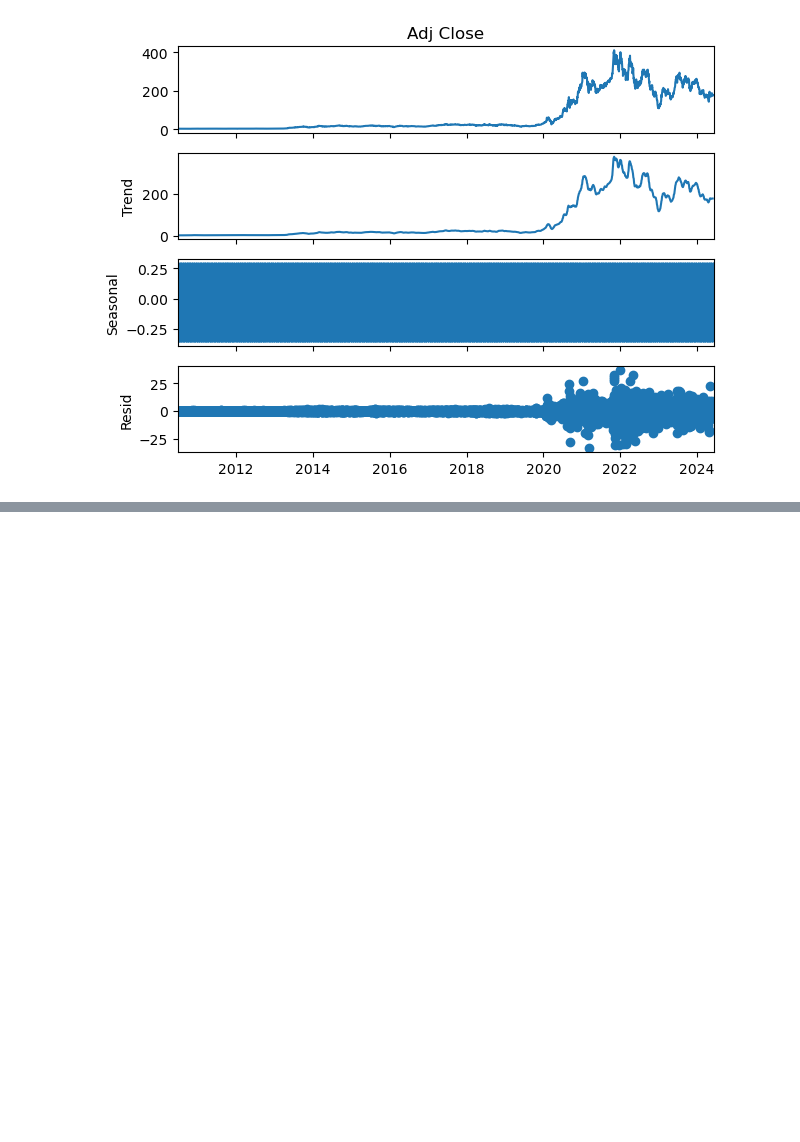
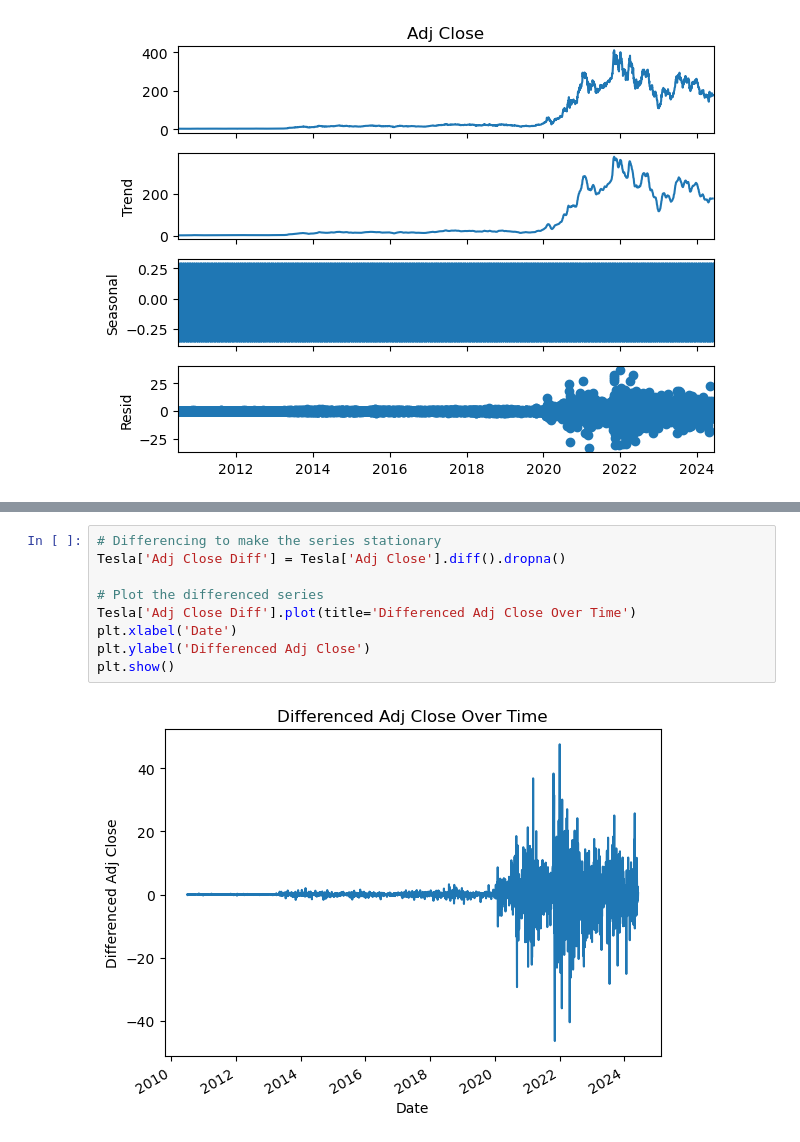
Before and after one commit to marionrion/teslaproject, a Jupyter notebook: Tesla.ipynb, the cells around one changed output, grey strips where cells are left out. Saved outputs shown, nothing was run; the diff lists cells and outputs as text; blank space fills up the shorter version.

```diff
--- a/Tesla.ipynb
+++ b/Tesla.ipynb
@@ -464,0 +495,11 @@ There seems to be an upward trend on the recent years. There seems to be a sign
+# %%
+# Differencing to make the series stationary
+Tesla['Adj Close Diff'] = Tesla['Adj Close'].diff().dropna()
+
+# Plot the differenced series
+Tesla['Adj Close Diff'].plot(title='Differenced Adj Close Over Time')
+plt.xlabel('Date')
+plt.ylabel('Differenced Adj Close')
+plt.show()
+# %% [output]
+[figure, added]
```
Also changed, not shown: parts of 14 cells of this notebook.
